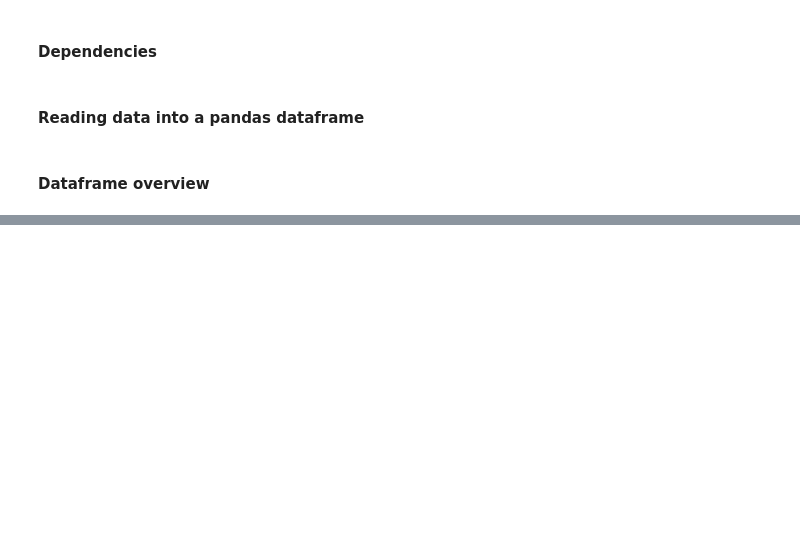
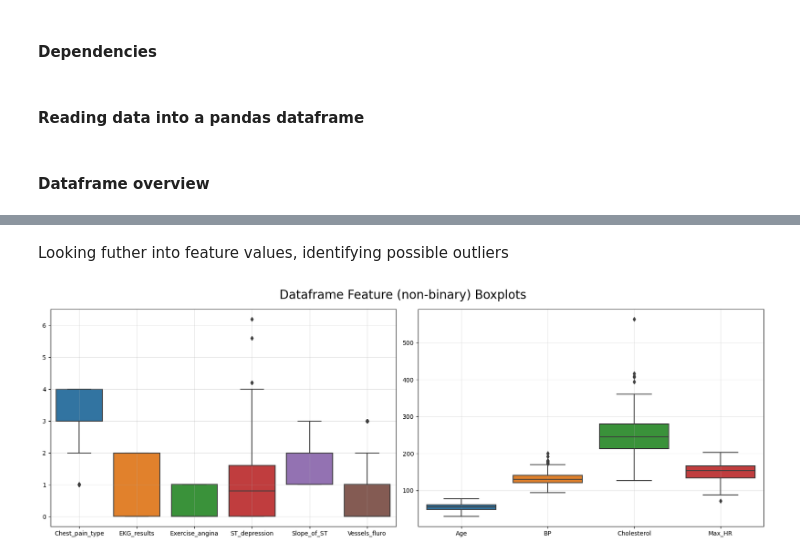
Before and after one commit to SyNikolai/HeartDiseaseML, a Jupyter notebook: heartdisease.ipynb, the cells around one changed output, grey strips where cells are left out. Cells and saved outputs as stored; diff of their text form; code cells hidden in the pictures; blank space fills up the shorter version.

Commit message:
Updated the notebook layout
Started on the data cleaning, feature selection

```diff
--- a/heartdisease.ipynb
+++ b/heartdisease.ipynb
@@ -45,0 +143,3 @@ Data columns (total 15 columns):
+# %%
+# Drop irrelevant columns
+df.drop(columns=["index"], axis=1, inplace=True)
@@ -46,7 +148,6 @@ Data columns (total 15 columns):
 # %%
 # Renaming columns in the original dataframe
-df.rename(columns={"index":"Index",
-"Chest pain type":"Chest_pain_type",
+df.rename(columns={"Chest pain type":"Chest_pain_type",
 "FBS over 120":"FBS_over_120",
 "EKG results":"EKG_results",
 "Max HR":"Max_HR",
@@ -96,0 +201,20 @@ plt.show()
+# %% [markdown]
+Looking futher into feature values, identifying possible outliers
+# %%
+# Seaborn fig with two boxplots for observations (hue is the target Heart_Disease)
+fig, (ax1, ax2) = plt.subplots(ncols=2, figsize =[17,6], sharey=False)
+
+plt.suptitle("Dataframe Feature (non-binary) Boxplots", fontsize=20)
+
+ax1 = sns.boxplot(data=df[["Chest_pain_type", "EKG_results",
+"Exercise_angina", "ST_depression", "Slope_of_ST", "Vessels_fluro"]],ax=ax1)
+ax1.grid(alpha=0.35)
+
+
+ax2 = sns.boxplot(data=df[["Age","BP","Cholesterol","Max_HR"]], ax=ax2)
+ax2.grid(alpha=0.35)
+
+plt.tight_layout()
+plt.show()
+# %% [output]
+[figure, added]
```
Also changed, not shown: parts of 27 cells of this notebook, 1 other file.
